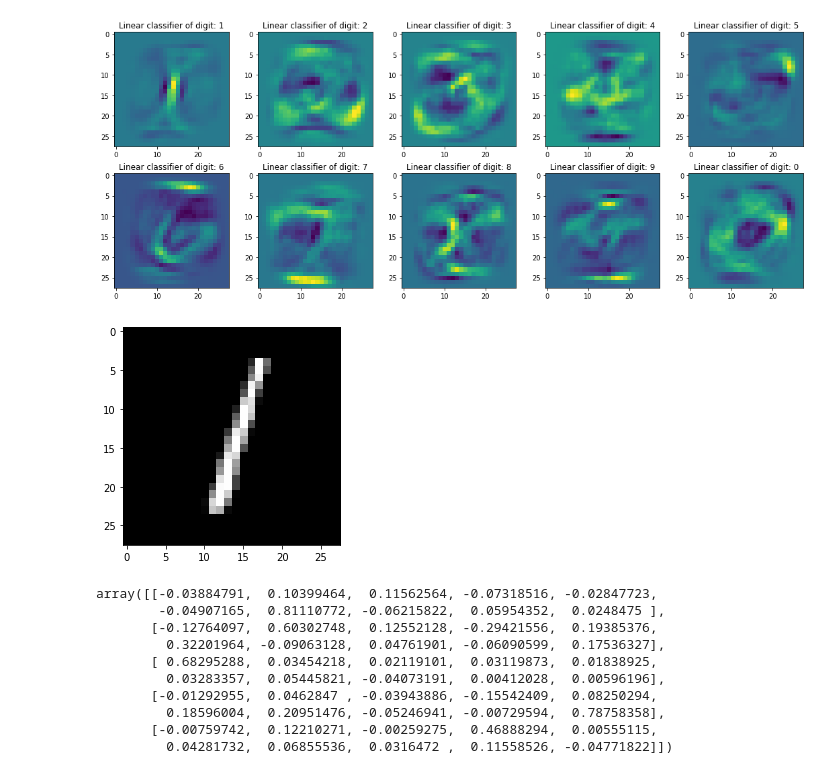
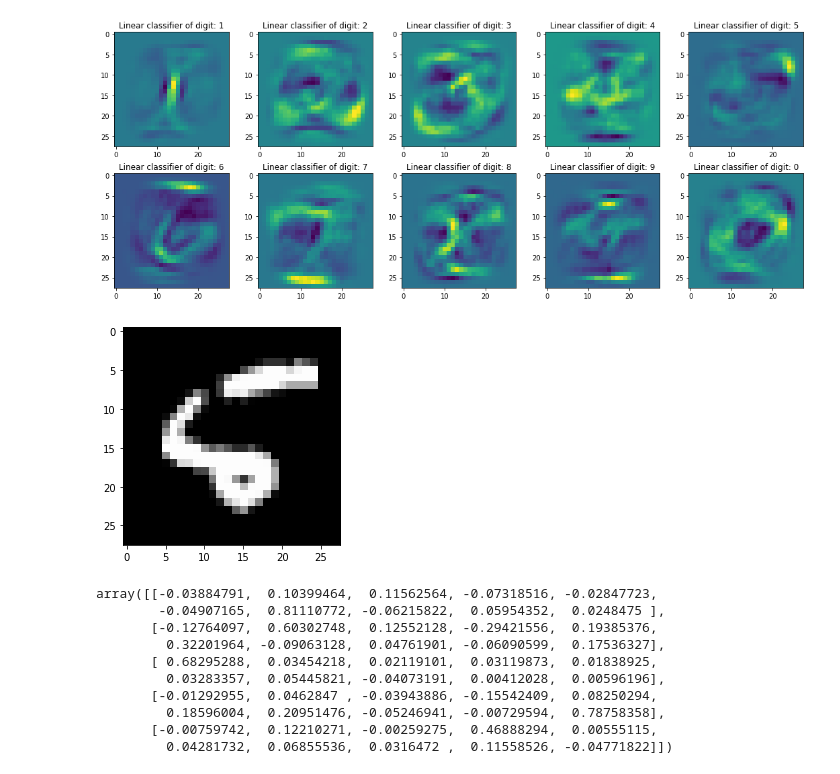
Before and after one commit to SamuelBFG/DL-studies, a Jupyter notebook: IA353/EF1p1.ipynb, the cells around one changed output. Saved outputs shown, nothing was run; the diff lists cells and outputs as text; code cells hidden in the pictures.

```diff
--- a/IA353/EF1p1.ipynb
+++ b/IA353/EF1p1.ipynb
@@ -287,14 +287,14 @@ plt.show()
 # %%
 # plot the sample
 Xt_plot = Xt[:,1:].reshape(10000, 28, 28)
-sample = 2
+sample = 8
 image = Xt_plot[sample].T
 fig = plt.figure
 
 plt.imshow(image, cmap='gray')
 plt.show()
 # %% [output]
-[figure, old version]
+[figure, new version]
 # %%
 S_est_t[:5,:]
 # %% [output]
```
Also changed, not shown: parts of 17 cells of this notebook.
